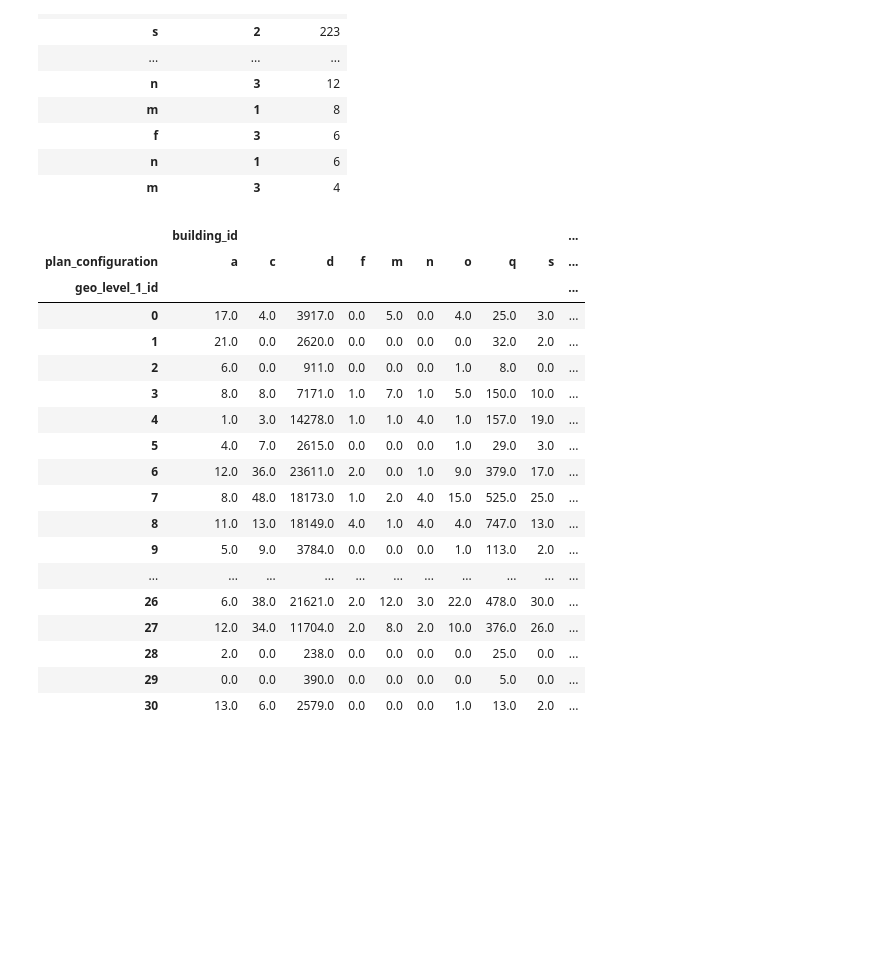
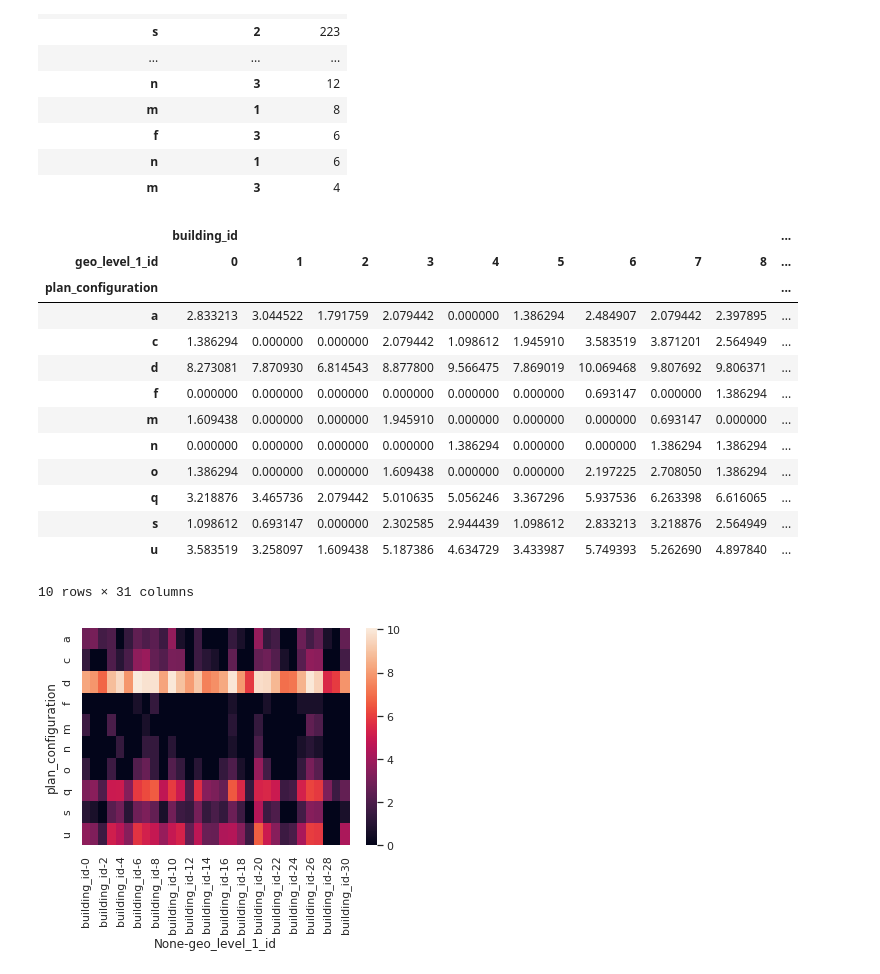
Before and after one commit to WagnerMarcos/tp1_orga_datos, a Jupyter notebook: analisis-exploratorio.ipynb, the cells around one changed output. Cells and saved outputs as stored; diff of their text form; code cells hidden in the pictures; blank space fills up the shorter version.

Commit message:
configurations por zona

```diff
--- a/analisis-exploratorio.ipynb
+++ b/analisis-exploratorio.ipynb
@@ -289,24 +289,35 @@ df.groupby(['plan_configuration','damage_grade']).agg({'building_id':'count'}).s
 | n | 1 | 6 |
 | m | 3 | 4 |
 # %%
-df.groupby(['geo_level_1_id','plan_configuration']).agg({'building_id':'count'}).sort_values(by=['building_id'],ascending=False).unstack().fillna(0)
+import numpy as np
+
+#df['']np.log(df['norm'])
+
+configs_by_geo_level = df.groupby(['plan_configuration','geo_level_1_id']).agg({'building_id':'count'}).sort_values(by=['building_id'],ascending=False).fillna(0) #.unstack().fillna(0)
+configs_by_geo_level['building_id'] = np.log(configs_by_geo_level['building_id'])
+configs_by_geo_level = configs_by_geo_level.unstack().fillna(0)
+configs_by_geo_level
 # %% [output]
 |  | building_id |  |  |  |  |  |  |  |  | ... |
-| plan_configuration | a | c | d | f | m | n | o | q | s | ... |
-| geo_level_1_id |  |  |  |  |  |  |  |  |  | ... |
-| 0 | 17.0 | 4.0 | 3917.0 | 0.0 | 5.0 | 0.0 | 4.0 | 25.0 | 3.0 | ... |
-| 1 | 21.0 | 0.0 | 2620.0 | 0.0 | 0.0 | 0.0 | 0.0 | 32.0 | 2.0 | ... |
-| 2 | 6.0 | 0.0 | 911.0 | 0.0 | 0.0 | 0.0 | 1.0 | 8.0 | 0.0 | ... |
-| 3 | 8.0 | 8.0 | 7171.0 | 1.0 | 7.0 | 1.0 | 5.0 | 150.0 | 10.0 | ... |
-| 4 | 1.0 | 3.0 | 14278.0 | 1.0 | 1.0 | 4.0 | 1.0 | 157.0 | 19.0 | ... |
-| 5 | 4.0 | 7.0 | 2615.0 | 0.0 | 0.0 | 0.0 | 1.0 | 29.0 | 3.0 | ... |
-| 6 | 12.0 | 36.0 | 23611.0 | 2.0 | 0.0 | 1.0 | 9.0 | 379.0 | 17.0 | ... |
-| 7 | 8.0 | 48.0 | 18173.0 | 1.0 | 2.0 | 4.0 | 15.0 | 525.0 | 25.0 | ... |
-| 8 | 11.0 | 13.0 | 18149.0 | 4.0 | 1.0 | 4.0 | 4.0 | 747.0 | 13.0 | ... |
-| 9 | 5.0 | 9.0 | 3784.0 | 0.0 | 0.0 | 0.0 | 1.0 | 113.0 | 2.0 | ... |
-| ... | ... | ... | ... | ... | ... | ... | ... | ... | ... | ... |
-| 26 | 6.0 | 38.0 | 21621.0 | 2.0 | 12.0 | 3.0 | 22.0 | 478.0 | 30.0 | ... |
-| 27 | 12.0 | 34.0 | 11704.0 | 2.0 | 8.0 | 2.0 | 10.0 | 376.0 | 26.0 | ... |
-| 28 | 2.0 | 0.0 | 238.0 | 0.0 | 0.0 | 0.0 | 0.0 | 25.0 | 0.0 | ... |
-| 29 | 0.0 | 0.0 | 390.0 | 0.0 | 0.0 | 0.0 | 0.0 | 5.0 | 0.0 | ... |
-| 30 | 13.0 | 6.0 | 2579.0 | 0.0 | 0.0 | 0.0 | 1.0 | 13.0 | 2.0 | ... |
+| geo_level_1_id | 0 | 1 | 2 | 3 | 4 | 5 | 6 | 7 | 8 | ... |
+| plan_configuration |  |  |  |  |  |  |  |  |  | ... |
+| a | 2.833213 | 3.044522 | 1.791759 | 2.079442 | 0.000000 | 1.386294 | 2.484907 | 2.079442 | 2.397895 | ... |
+| c | 1.386294 | 0.000000 | 0.000000 | 2.079442 | 1.098612 | 1.945910 | 3.583519 | 3.871201 | 2.564949 | ... |
+| d | 8.273081 | 7.870930 | 6.814543 | 8.877800 | 9.566475 | 7.869019 | 10.069468 | 9.807692 | 9.806371 | ... |
+| f | 0.000000 | 0.000000 | 0.000000 | 0.000000 | 0.000000 | 0.000000 | 0.693147 | 0.000000 | 1.386294 | ... |
+| m | 1.609438 | 0.000000 | 0.000000 | 1.945910 | 0.000000 | 0.000000 | 0.000000 | 0.693147 | 0.000000 | ... |
+| n | 0.000000 | 0.000000 | 0.000000 | 0.000000 | 1.386294 | 0.000000 | 0.000000 | 1.386294 | 1.386294 | ... |
+| o | 1.386294 | 0.000000 | 0.000000 | 1.609438 | 0.000000 | 0.000000 | 2.197225 | 2.708050 | 1.386294 | ... |
+| q | 3.218876 | 3.465736 | 2.079442 | 5.010635 | 5.056246 | 3.367296 | 5.937536 | 6.263398 | 6.616065 | ... |
+| s | 1.098612 | 0.693147 | 0.000000 | 2.302585 | 2.944439 | 1.098612 | 2.833213 | 3.218876 | 2.564949 | ... |
+| u | 3.583519 | 3.258097 | 1.609438 | 5.187386 | 4.634729 | 3.433987 | 5.749393 | 5.262690 | 4.897840 | ... |
+10 rows × 31 columns
+# %%
+import numpy as np
+np.random.seed(0)
+import seaborn as sns
+sns.set_theme()
+
+ax = sns.heatmap(configs_by_geo_level)
+# %% [output]
+[figure, added]
```
